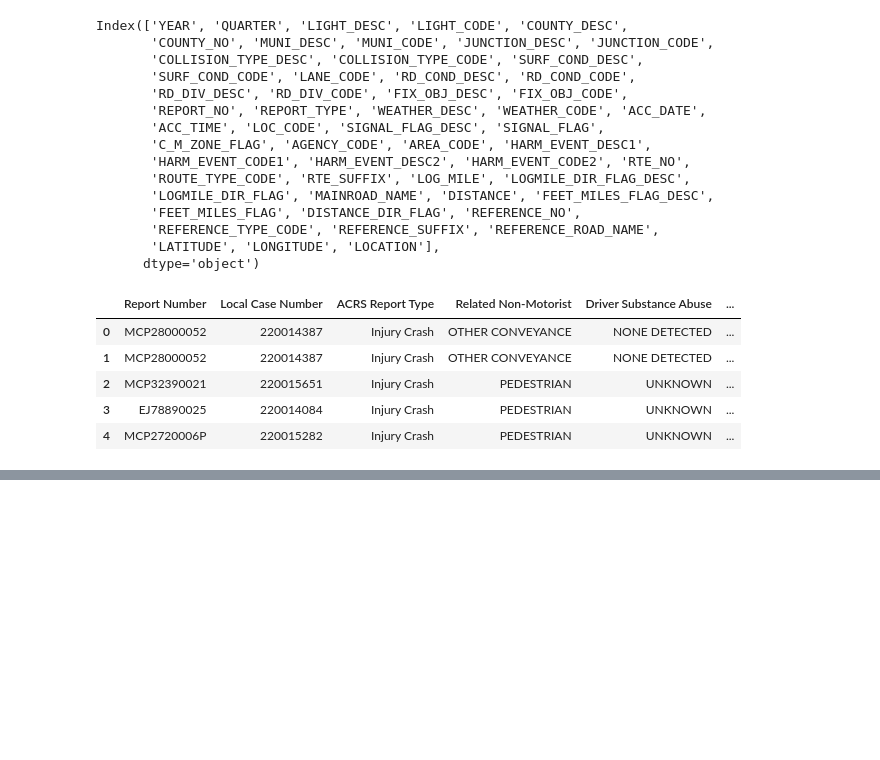
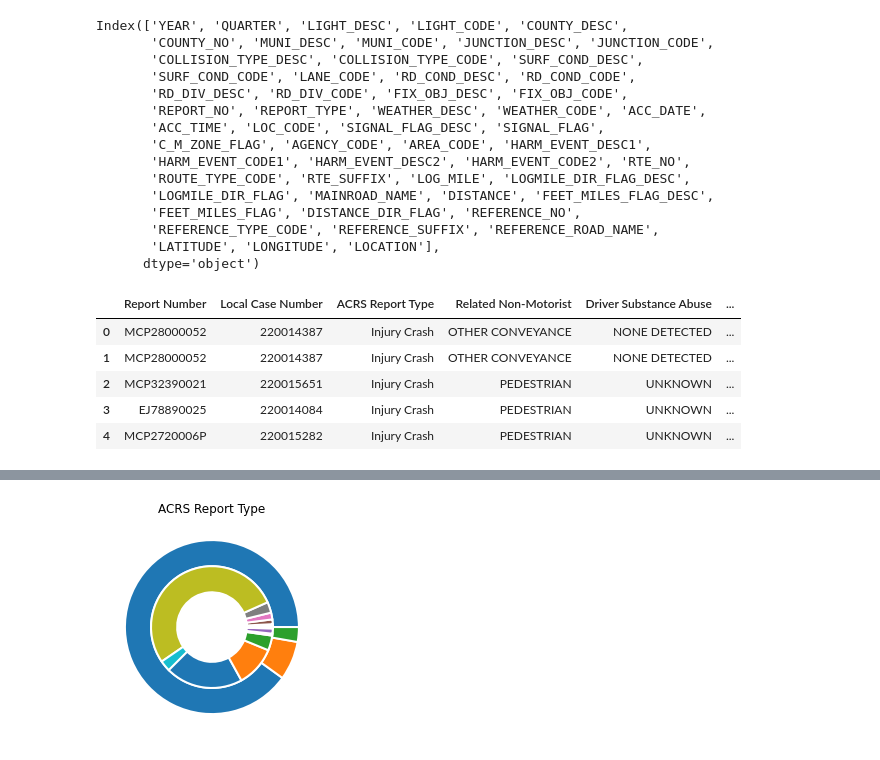
Before and after one commit to mattf4171/Montgomery-County-Collision-Analysis, a Jupyter notebook: driver_distraction_df.ipynb, the cells around one changed output, grey strips where cells are left out. Drawn from its saved outputs; the diff is of its cells as text; code cells hidden in the pictures; blank space fills up the shorter version.

Commit message:
updated driver distraction files

```diff
--- a/driver_distraction_df.ipynb
+++ b/driver_distraction_df.ipynb
@@ -92,9 +93,9 @@ non_motorist_reduced_df = non_motorist_df[['Report Number','Local Case Number','
 # %%
 # Add columns to a new DataFrame for all visualizations
 
-driver_distration_df = pd.merge(county_reduced_df,non_motorist_reduced_df,on=['Report Number','Local Case Number'])
-driver_distration_df = driver_distration_df.rename(columns={'At Fault':'Pedestrian At Fault'})
-driver_distration_df.head()
+driver_distraction_df = pd.merge(county_reduced_df,non_motorist_reduced_df,on=['Report Number','Local Case Number'])
+driver_distraction_df = driver_distraction_df.rename(columns={'At Fault':'Pedestrian At Fault'})
+driver_distraction_df.head()
 # %% [output]
 |  | Report Number | Local Case Number | ACRS Report Type | Related Non-Motorist | Driver Substance Abuse | ... |
 | 0 | MCP28000052 | 220014387 | Injury Crash | OTHER CONVEYANCE | NONE DETECTED | ... |
@@ -132,0 +110,23 @@ driver_distration_df.to_csv("data/Driver_Distraction.csv",index=False)
+# %%
+# New column to determine who is at fault (driver vs. pediatrician)
+
+driver = driver_distraction_df['Driver At Fault']
+pedestrian = driver_distraction_df['Pedestrian At Fault']
+
+conditions = [
+    (driver.eq('Yes') & pedestrian.eq('No')),
+    (driver.eq('No') & pedestrian.eq('Yes')),
+    (driver.eq('No') & pedestrian.eq('No')),
+    (driver.eq('Yes') & pedestrian.eq('Yes')),
+]
+
+choices = [
+    'Driver At Fault',
+    'Pedestrian At Fault',
+    'Neither at Fault',
+    'Both at Fault',
+]
+
+driver_distraction_df['Who is At Fault'] = np.select(conditions, choices, 'Unknown')
+
+driver_distraction_df['Who is At Fault'].value_counts()
@@ -132,0 +161,15 @@ driver_distration_df.to_csv("data/Driver_Distraction.csv",index=False)
+# %%
+# "ACRS Report Type" pie chart
+
+ACRS_values = driver_distraction_df['ACRS Report Type'].value_counts()
+fault_values = driver_distraction_df.groupby(['ACRS Report Type','Who is At Fault']).sum()
+
+width = 0.3
+wedge_properties = {'width':width,'edgecolor':'w','linewidth':2}
+
+plt.pie(ACRS_values, labeldistance=0.85,wedgeprops=wedge_properties)
+plt.pie(fault_values,labeldistance=0.75,radius=1-width,wedgeprops=wedge_properties)
+plt.title("ACRS Report Type")
+plt.show()
+# %% [output]
+[figure, added]
```
Also changed, not shown: parts of 9 cells of this notebook, 2 other files.
